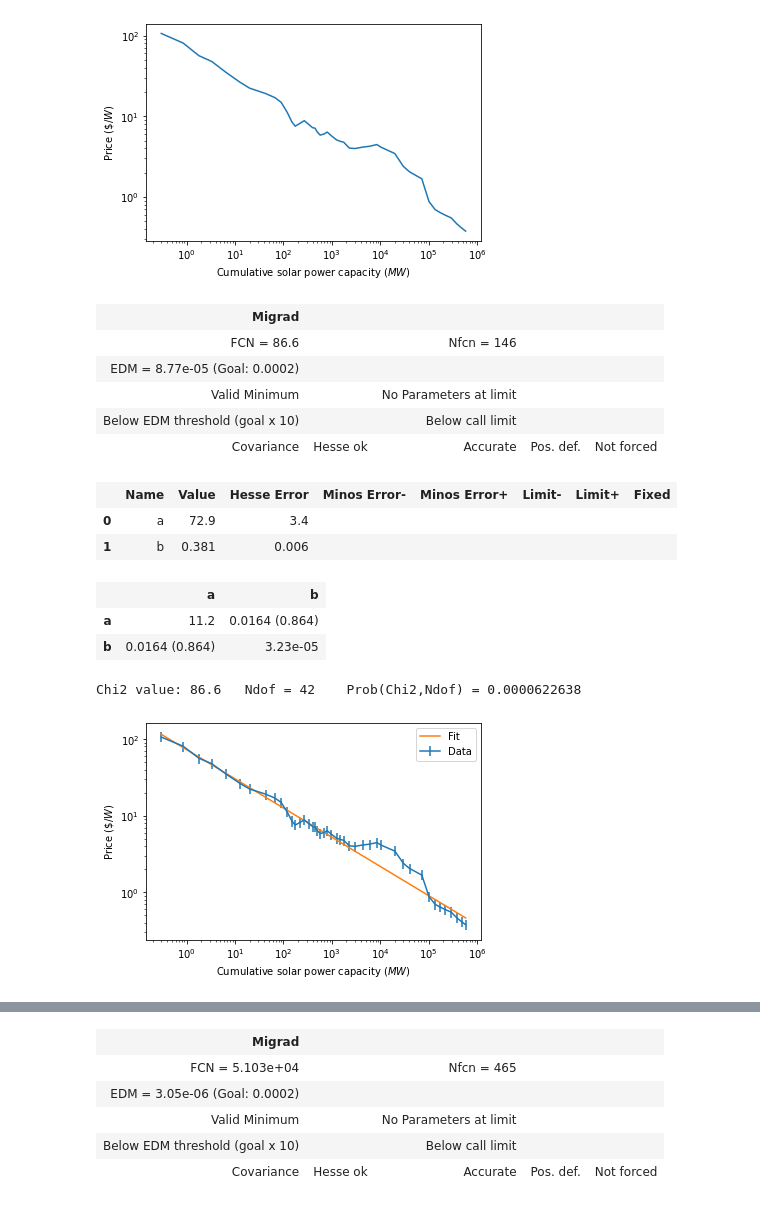
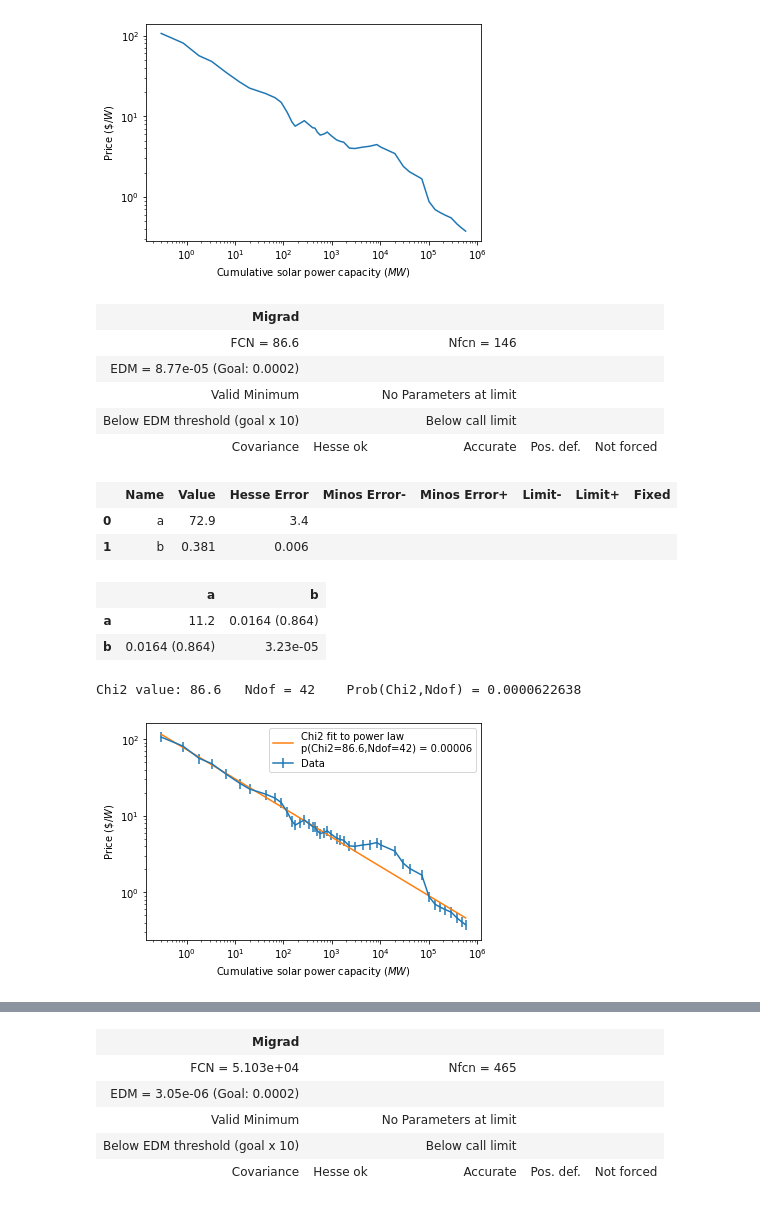
Before and after one commit to NathanvdBerg/AppStat-ProblemSet-2021, a Jupyter notebook: Problem 5.1.ipynb, the cells around one changed output, grey strips where cells are left out. Drawn from its saved outputs; the diff is of its cells as text; code cells hidden in the pictures.

```diff
--- a/Problem 5.1.ipynb
+++ b/Problem 5.1.ipynb
@@ -57,54 +60,55 @@ plt.show()
+# %%
+def do_a_chi2_fit(x_data, y_data, sigma_y_data, f, init_guess):
+    """Does a chi2 fit, plots results and returns the minuit output
+    init_guess needs to have the initial fit parameters in a list format (e.g. [a,b,c])"""
+    chi2 = Chi2Regression(f, x_data, y_data, sigma_y_data)
+    chi2.errordef = 1
+    minuit_chi2 = Minuit(chi2, *init_guess) #
+    display(minuit_chi2.migrad())          # Perform the actual fit
+
+    # Get number of degrees-of-freedom (Ndof):
+    Ndof_value = len(x_data) - minuit_chi2.nfit
+
+    chi2_value = minuit_chi2.fval
+    p_value = stats.chi2.sf(chi2_value, Ndof_value) # The chi2 probability given N_DOF degrees of freedom
+    print(f"Chi2 value: {chi2_value:.1f}   Ndof = {Ndof_value:.0f}    Prob(Chi2,Ndof) = {p_value:5.10f}")
+
+    return minuit_chi2, Ndof_value, p_value
 # %%
 sigma_price = price*0.15
 
-def power_law(x,a,b):
-    return a*x**(-b)
-
 # Do a chi2 fit
-chi2_pl = Chi2Regression(power_law, capacity, price, sigma_price)
-chi2_pl.errordef = 1
-minuit_chi2_pl = Minuit(chi2_pl, a=1, b=1) #
-display(minuit_chi2_pl.migrad())          # Perform the actual fit
-
-a_fit = minuit_chi2_pl.values[0]
-b_fit = minuit_chi2_pl.values[1]
-
-# Get number of degrees-of-freedom (Ndof):
-Ndof_value = len(price) - minuit_chi2_pl.nfit
-
-chi2_pl_value = minuit_chi2_pl.fval
-p_value = stats.chi2.sf(chi2_pl_value, Ndof_value) # The chi2 probability given N_DOF degrees of freedom
-print(f"Chi2 value: {chi2_pl_value:.1f}   Ndof = {Ndof_value:.0f}    Prob(Chi2,Ndof) = {p_value:5.10f}")
-
+minuit_chi2_pl, Ndof_value, p_value = do_a_chi2_fit(capacity, price, sigma_price, power_law, [1,1])
 
 # Plot
 x_axis = np.linspace(np.min(capacity), np.max(capacity), 1000)
+y_axis = power_law(x_axis,*minuit_chi2_pl.values)
 
 fig2, ax2 = plt.subplots()
 ax2.errorbar(capacity, price, yerr=sigma_price, label='Data')
-ax2.plot(x_axis, power_law(x_axis,a_fit,b_fit),label='Fit')
+ax2.plot(x_axis, y_axis,label=f'Chi2 fit to power law\np(Chi2={minuit_chi2_pl.fval:.1f},Ndof={Ndof_value:d}) = {p_value:.5f}')
 
 ax2.set_xlabel(r'Cumulative solar power capacity ($MW$)')
 ax2.set_ylabel(r'Price ($\$/W$)')
 
 ax2.set_xscale('log')
 ax2.set_yscale('log')
 
 ax2.legend()
 
 plt.show()
 # %% [output]
 | Migrad |  |  |  |  |
 | FCN = 86.6 |  | Nfcn = 146 |  |  |
 | EDM = 8.77e-05 (Goal: 0.0002) |  |  |  |  |
 | Valid Minimum |  | No Parameters at limit |  |  |
 | Below EDM threshold (goal x 10) |  | Below call limit |  |  |
 | Covariance | Hesse ok | Accurate | Pos. def. | Not forced |
 |  | Name | Value | Hesse Error | Minos Error- | Minos Error+ | Limit- | Limit+ | Fixed |
 | 0 | a | 72.9 | 3.4 |  |  |  |  |  |
 | 1 | b | 0.381 | 0.006 |  |  |  |  |  |
 |  | a | b |
 | a | 11.2 | 0.0164 (0.864) |
 | b | 0.0164 (0.864) | 3.23e-05 |
 Chi2 value: 86.6   Ndof = 42    Prob(Chi2,Ndof) = 0.0000622638
-[figure, old version]
+[figure, new version]
```
Also changed, not shown: parts of 5 cells of this notebook, 1 other file.
